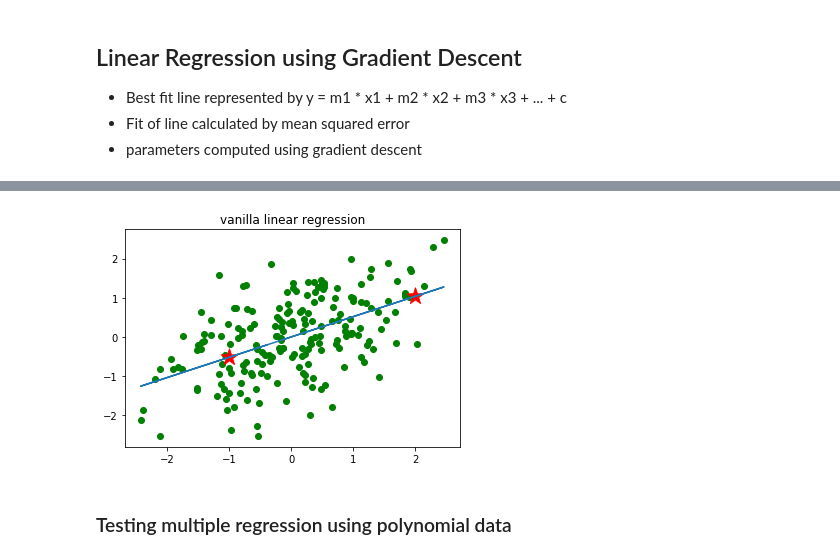
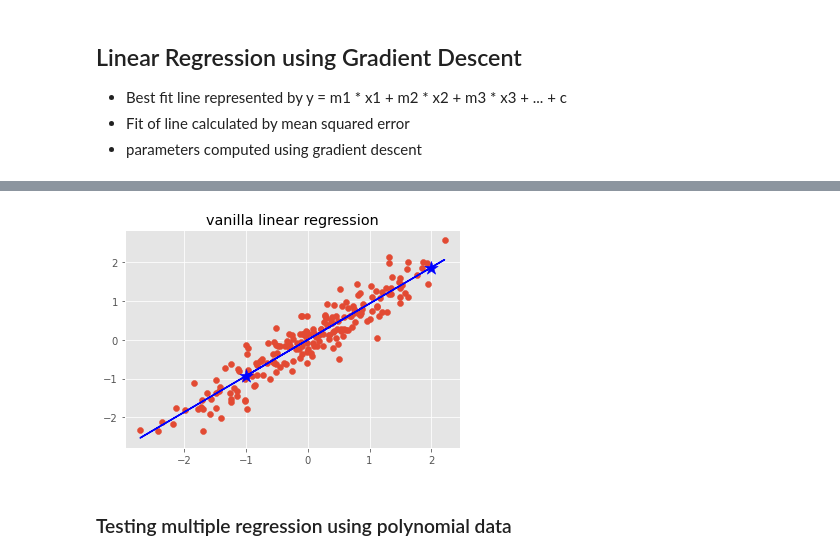
Before and after one commit to prathameshbhalekar/Machine-Learning-From-Scratch, a Jupyter notebook: Linear Regression using Gradient Descent.ipynb, the cells around one changed output, grey strips where cells are left out. Saved outputs shown, nothing was run; the diff lists cells and outputs as text; code cells hidden in the pictures.

```diff
--- a/Linear Regression using Gradient Descent.ipynb
+++ b/Linear Regression using Gradient Descent.ipynb
@@ -5,9 +5,11 @@
 - Fit of line calculated by mean squared error
 - parameters computed using gradient descent
 # %%
+import numpy as np
 import pandas as pd
-import numpy as np
 import matplotlib.pyplot as plt
 import seaborn as sns
 from sklearn import preprocessing
 from sklearn.datasets import make_regression
+from implementation.LinearRegression import LinearRegression
+plt.style.use('ggplot')
@@ -55,7 +16,7 @@ class linear_regression:
 # %%
-x,y=make_regression(n_features=1,n_samples=200,bias=20,noise=40)
+x, y = make_regression(n_features = 1, n_samples = 200, bias = 20, noise = 35)
 x = preprocessing.scale(x)
 y = preprocessing.scale(y)
-plt.scatter(x,y)
+plt.scatter(x, y)
 # %% [output]
 <matplotlib.collections.PathCollection at 0x...>
@@ -63,4 +24,4 @@ plt.scatter(x,y)
 # %%
-model=linear_regression(epochs=500,learning_rate=0.01)
-model.fit(x,y,print_every_nth_epoch=100)
+model = LinearRegression()
+model.fit(x, y, print_every_nth_epoch = 100, epochs = 500, learning_rate = 0.01)
 # %% [output]
@@ -72,13 +33,14 @@ model.fit(x,y,print_every_nth_epoch=100)
 # %%
-test_x=np.array([[-1],[1.99]])
-test_y=model.predict(test_x)
-plt.scatter(x,y,c='g')
-plt.plot(x,model.predict(x))
-plt.scatter(test_x,test_y,c='r',marker='*',s=300)
+test_x = np.array([[-1], [1.99]])
+test_y = model.predict(test_x)
+
+plt.scatter(x, y)
+plt.plot(x, model.predict(x), c = 'b')
+plt.scatter(test_x, test_y, c = 'b', marker = '*', s = 200)
 plt.title("vanilla linear regression")
 plt.show()
 # %% [output]
-[figure, old version]
+[figure, new version]
 # %% [markdown]
 ### Testing multiple regression using polynomial data
 # %%
```
Also changed, not shown: parts of 11 cells of this notebook, 4 other files.
